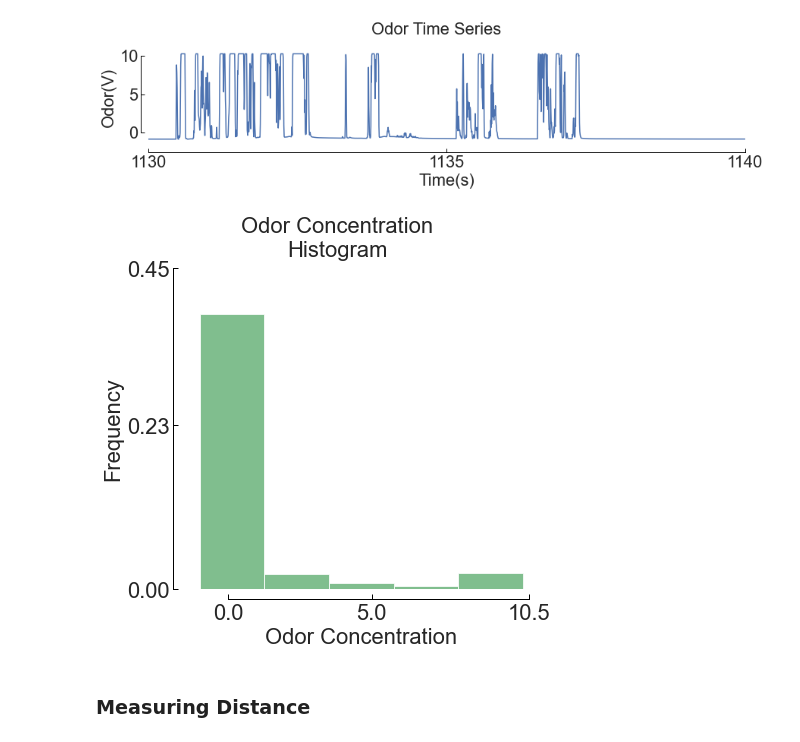
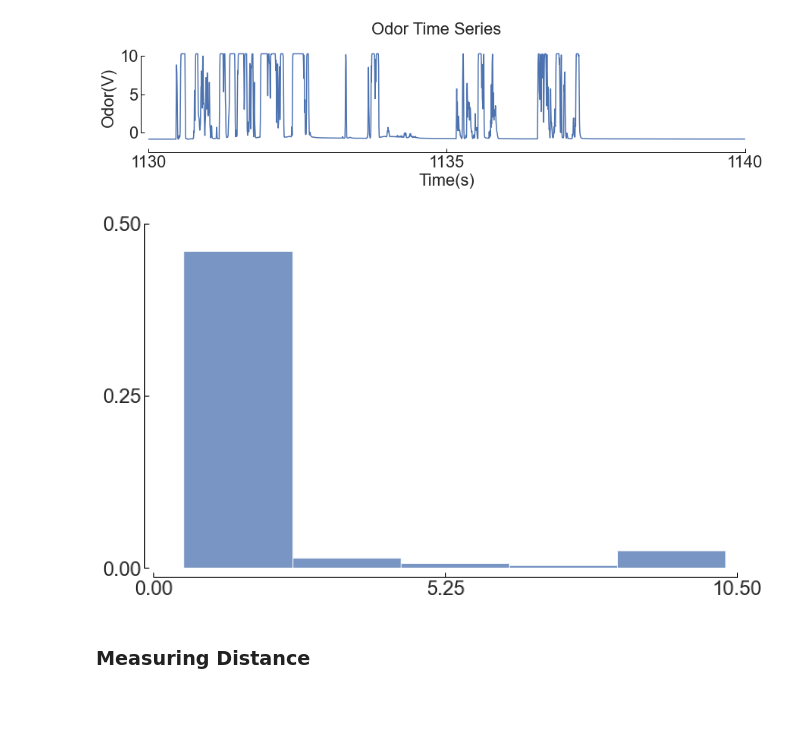
Before and after one commit to arunavanag591/odor_analysis, a Jupyter notebook: data_exploration/gpsAnalysis.ipynb, the cells around one changed output. Drawn from its saved outputs; the diff is of its cells as text; code cells hidden in the pictures; blank space fills up the shorter version.

```diff
--- a/data_exploration/gpsAnalysis.ipynb
+++ b/data_exploration/gpsAnalysis.ipynb
@@ -29,7 +29,7 @@ import matplotlib.pyplot as plt
 from mpl_toolkits.axes_grid1 import make_axes_locatable # for colorbar
 import seaborn as sns
 from matplotlib.ticker import MaxNLocator
-sns.set()
+# sns.set()
 sns.set_style("whitegrid")
 # %%
 #df = pd.read_hdf("~/data/DesertDataOct/Run02/Interpolated_0.h5") #load_GPS_directory_to_pandas('.')
@@ -127,0 +230,2 @@ f.savefig('../../Figure/Plots/ForestSpeedScatter.jpeg', dpi=300, bbox_inches = "
+# %%
+plt.rcParams['font.family']
@@ -239,25 +394,29 @@ plt.plot(new_lon,new_lat)
 # f.savefig('../../Figure/OdorTSForest.jpeg', dpi=300, bbox_inches = "tight")
 # %% [output]
 [figure]
+# %%
+dir = '~/Documents/Myfiles/DataAnalysis/data/Sprints/HighRes/'
+df1 = pd.read_hdf(dir+'NotWindy/NotWindyMASigned.h5')
 # %%
-f,ax=plt.subplots(1,1,figsize=(6,6))
-n, bins, patches = ax.hist((df.odor), 5, density=True, facecolor='g', alpha=0.75)
+f,ax=plt.subplots(1,1,figsize=(10,6))
+n, bins, patches = ax.hist((df1.odor), 5, density=True, facecolor='b', alpha=0.75)
 ax.grid(False)
 mpl_functions.adjust_spines(ax,['left','bottom'],
                            spine_locations={},
                            smart_bounds=True,
-                           yticks=[0,.23,.45],
-                           xticks=[0,5,10.5],
+                           yticks=[0,.25,.5],
+                           xticks=[0,5.25,10.5],
                            linewidth=1)
 
-ax.set_xlabel('Odor Concentration')
-ax.set_ylabel('Frequency')
-f.suptitle("Odor Concentration\nHistogram")
+# ax.set_xlabel('Odor Concentration, V')
+# ax.set_ylabel('Frequency')
+# f.suptitle("Odor Concentration\nHistogram")
 f.tight_layout()
 mpl_functions.set_fontsize(f, 22)
-# f.savefig('../../Figure/OdorConcentrationForest.jpeg', dpi=300, bbox_inches = "tight")
+f.savefig('../../Figure/OdorConcentrationNotWindy.jpeg', dpi=300, bbox_inches = "tight")
+# print(n,bins,patches)
 # %% [output]
-[figure, old version]
+[figure, new version]
 # %% [markdown]
 ### Measuring Distance
 # %%
```
Also changed, not shown: parts of 20 cells of this notebook, 9 other files.
